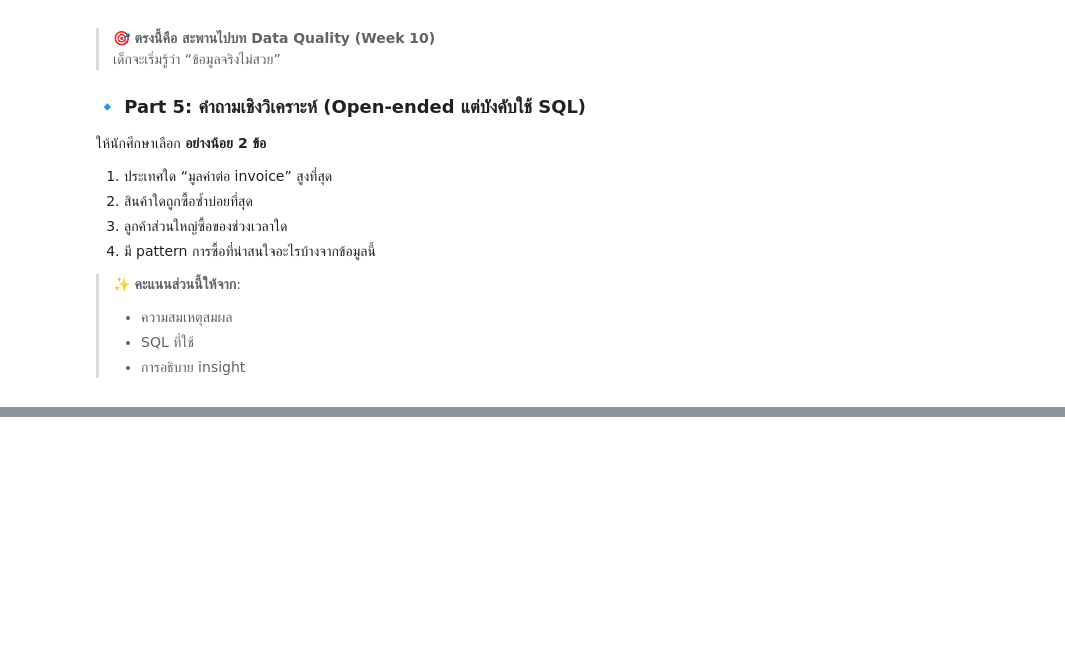
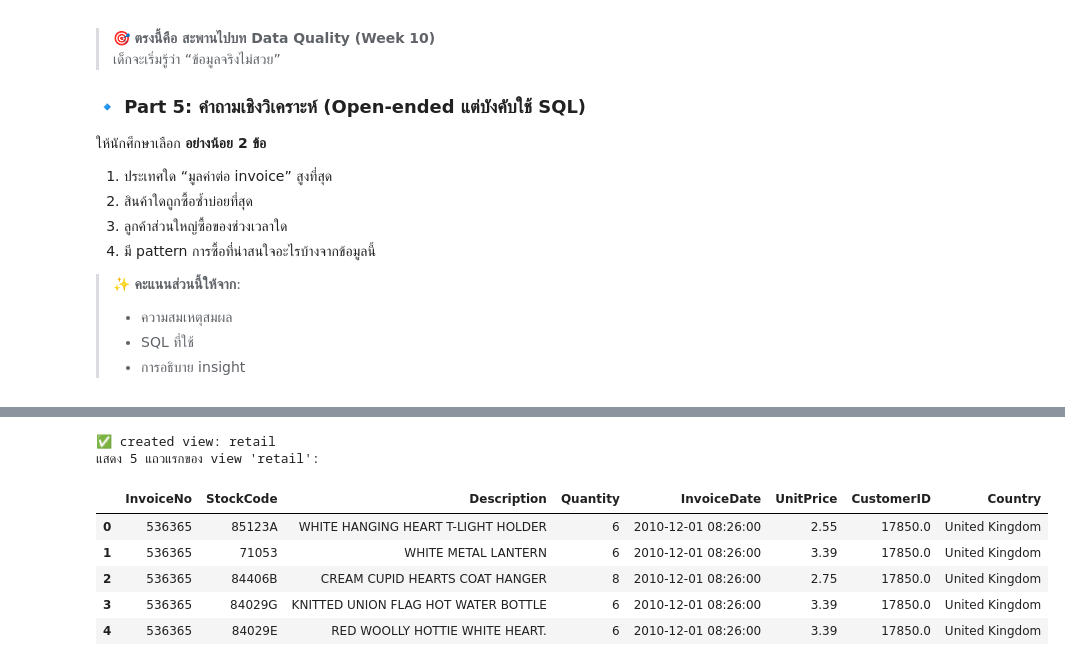
Before and after one commit to Cate-MSRS/128-356-Big-Data-for-test, a Jupyter notebook: BigData_Week3_SQL_DuckDB_to_Spark.ipynb, the cells around one changed output, grey strips where cells are left out. Drawn from its saved outputs; the diff is of its cells as text; code cells hidden in the pictures; blank space fills up the shorter version.

```diff
--- a/BigData_Week3_SQL_DuckDB_to_Spark.ipynb
+++ b/BigData_Week3_SQL_DuckDB_to_Spark.ipynb
@@ -224,18 +230,6 @@ print("Parquet exists:", os.path.exists(PARQUET_PATH))
 - เราจะ query ไฟล์โดยตรง (ไม่ต้อง import เข้า DB)
 - สร้าง `VIEW` เพื่อเขียน SQL สั้นลง
 # %%
-con = duckdb.connect()
-
-# CSV view
-if os.path.exists(CSV_PATH):
-    con.execute(f"""
-        CREATE OR REPLACE VIEW housing_csv AS
-        SELECT * FROM read_csv_auto('{CSV_PATH}');
-    """)
-    print("✅ created view: housing_csv")
-else:
-    print("⚠️ ไม่พบไฟล์ CSV_PATH")
-
 # Parquet view
 if os.path.exists(PARQUET_PATH):
     con.execute(f"""
@@ -820,0 +1413,22 @@ spark.sql(spark_sql).show()
+# %%
+# สร้าง DuckDB VIEW จากไฟล์ CSV ที่ดาวน์โหลดมา
+# ตรวจสอบให้แน่ใจว่าได้รัน cell ที่ติดตั้ง DuckDB และสร้าง 'con' object ไว้แล้ว
+if 'con' not in globals():
+    print("⚠️ DuckDB connection 'con' not found. Please run the setup cells first.")
+else:
+    con.execute(f"""
+        CREATE OR REPLACE VIEW retail AS
+        SELECT * FROM read_csv_auto('{RETAIL_CSV_PATH}');
+    """)
+    print("✅ created view: retail")
+    print("แสดง 5 แถวแรกของ view 'retail':")
+    display(con.execute("SELECT * FROM retail LIMIT 5").df())
+# %% [output]
+✅ created view: retail
+แสดง 5 แถวแรกของ view 'retail':
+|  | InvoiceNo | StockCode | Description | Quantity | InvoiceDate | UnitPrice | CustomerID | Country |
+| 0 | 536365 | 85123A | WHITE HANGING HEART T-LIGHT HOLDER | 6 | 2010-12-01 08:26:00 | 2.55 | 17850.0 | United Kingdom |
+| 1 | 536365 | 71053 | WHITE METAL LANTERN | 6 | 2010-12-01 08:26:00 | 3.39 | 17850.0 | United Kingdom |
+| 2 | 536365 | 84406B | CREAM CUPID HEARTS COAT HANGER | 8 | 2010-12-01 08:26:00 | 2.75 | 17850.0 | United Kingdom |
+| 3 | 536365 | 84029G | KNITTED UNION FLAG HOT WATER BOTTLE | 6 | 2010-12-01 08:26:00 | 3.39 | 17850.0 | United Kingdom |
+| 4 | 536365 | 84029E | RED WOOLLY HOTTIE WHITE HEART. | 6 | 2010-12-01 08:26:00 | 3.39 | 17850.0 | United Kingdom |
```
Also changed, not shown: parts of 39 cells of this notebook.
